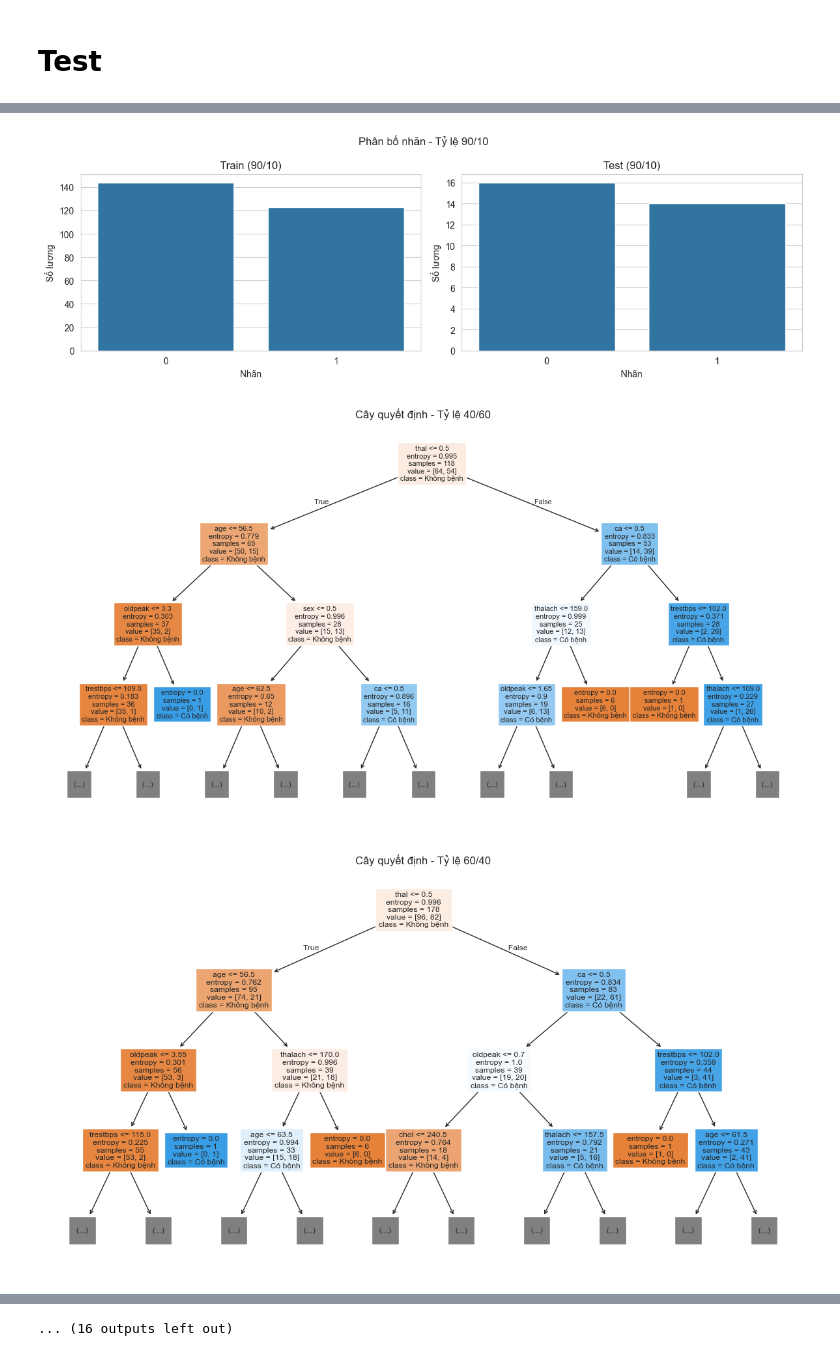
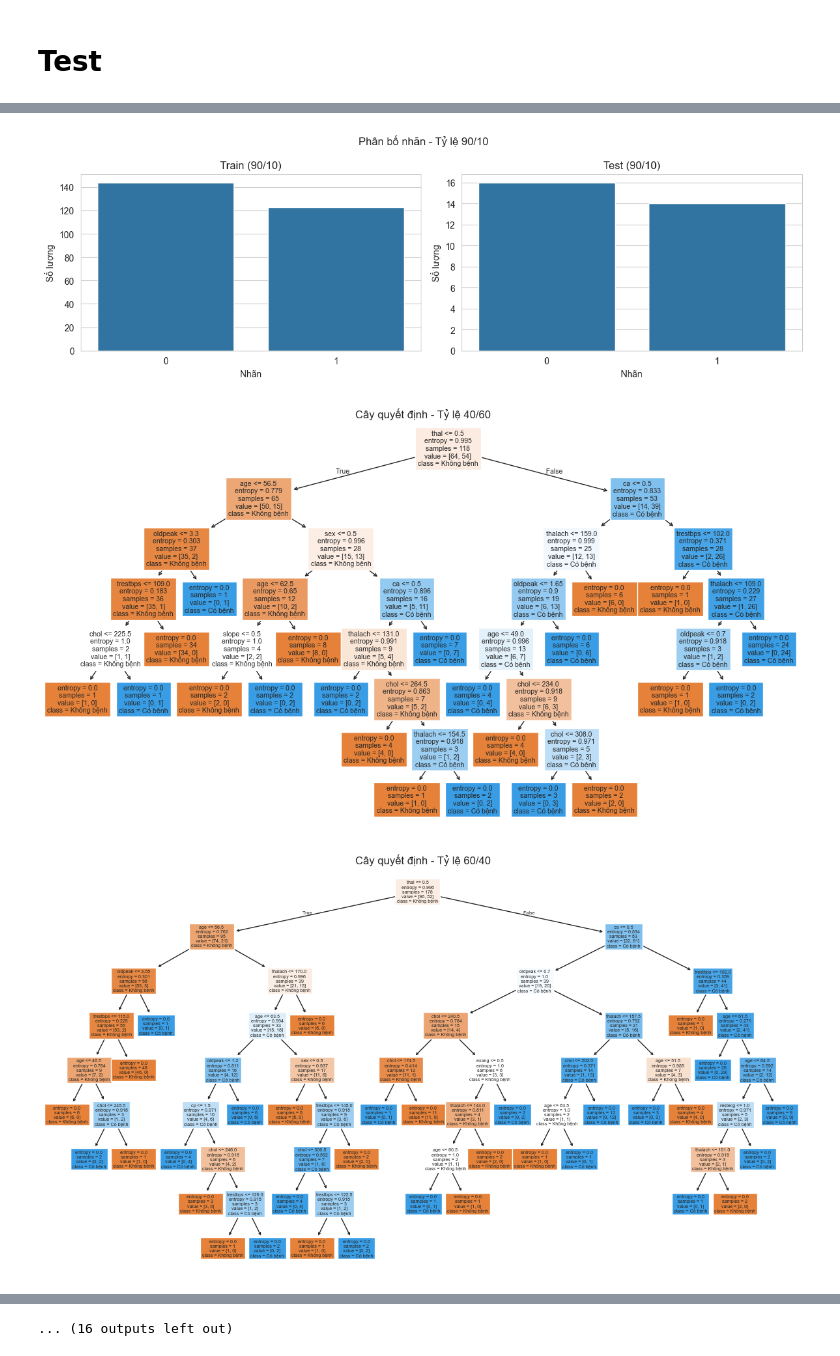
Before and after one commit to thanhan06/Project2_AI, a Jupyter notebook: notebooks/1_heart_disease.ipynb, the cells around one changed output, grey strips where cells are left out. Cells and saved outputs as stored; diff of their text form; code cells hidden in the pictures.

```diff
--- a/notebooks/1_heart_disease.ipynb
+++ b/notebooks/1_heart_disease.ipynb
@@ -98,7 +98,7 @@ for ratio, data in heart_splits.items():
 
     # Hiển thị cây quyết định (giới hạn độ sâu 3 cho dễ quan sát)
     plt.figure(figsize=(15, 8))
-    plot_tree(clf, feature_names=X.columns, class_names=["Không bệnh", "Có bệnh"], filled=True, max_depth=3)
+    plot_tree(clf, feature_names=X.columns, class_names=["Không bệnh", "Có bệnh"], filled=True)
     plt.title(f"Cây quyết định - Tỷ lệ {ratio}")
     plt.show()
 
@@ -138,32 +138,32 @@ for d in max_depths:
 # In kết quả max accuracy cuối cùng và bảng
 print("\nDepth vs Accuracy (80/20 split)")
 for d, acc in zip(max_depths, depth_acc):
     print(f"max_depth = {d}: accuracy = {acc:.4f}")
 # Biểu đồ ảnh hưởng độ sâu
 plt.figure(figsize=(8, 5))
 plt.plot(["None" if d is None else d for d in max_depths], depth_acc, marker='o', linewidth=2)
 plt.xlabel("max_depth")
 plt.ylabel("Accuracy")
 plt.title("Accuracy vs Tree Depth (80/20 Split) – Heart Disease")
 plt.grid(True)
 plt.tight_layout()
 plt.show()
 
 
 max_acc = max(depth_acc)
 print(f"\n🔍 Max Accuracy (80/20 split): {max_acc:.4f}")
 # %% [output]
 === 📊 DỰ ÁN 2: DECISION TREE – CS14003 ===
 📌 Dataset có 297 mẫu, 13 đặc trưng.
 Phân phối nhãn:
 condition
 0    160
 1    137
 Name: count, dtype: int64
 [figure]
 [figure]
 [figure]
 [figure]
 [figure]
-[figure, old version]
+[figure, new version]
-[figure, old version]
+[figure, new version]
```
Also changed, not shown: parts of 1 cell of this notebook, 1 other file.
